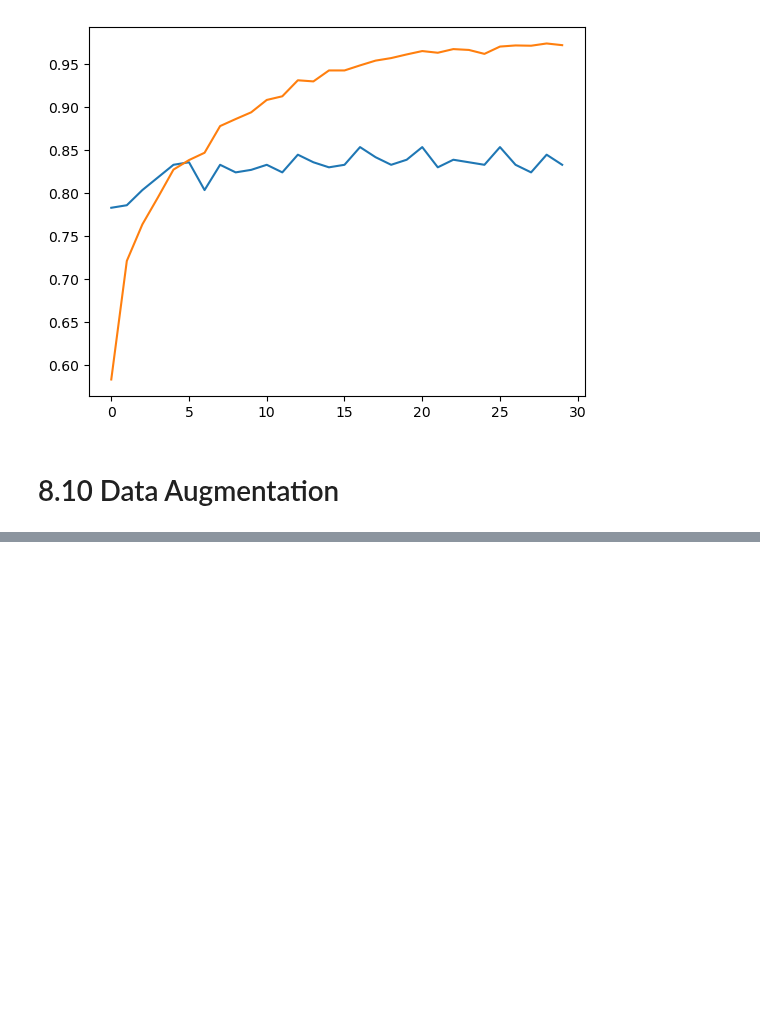
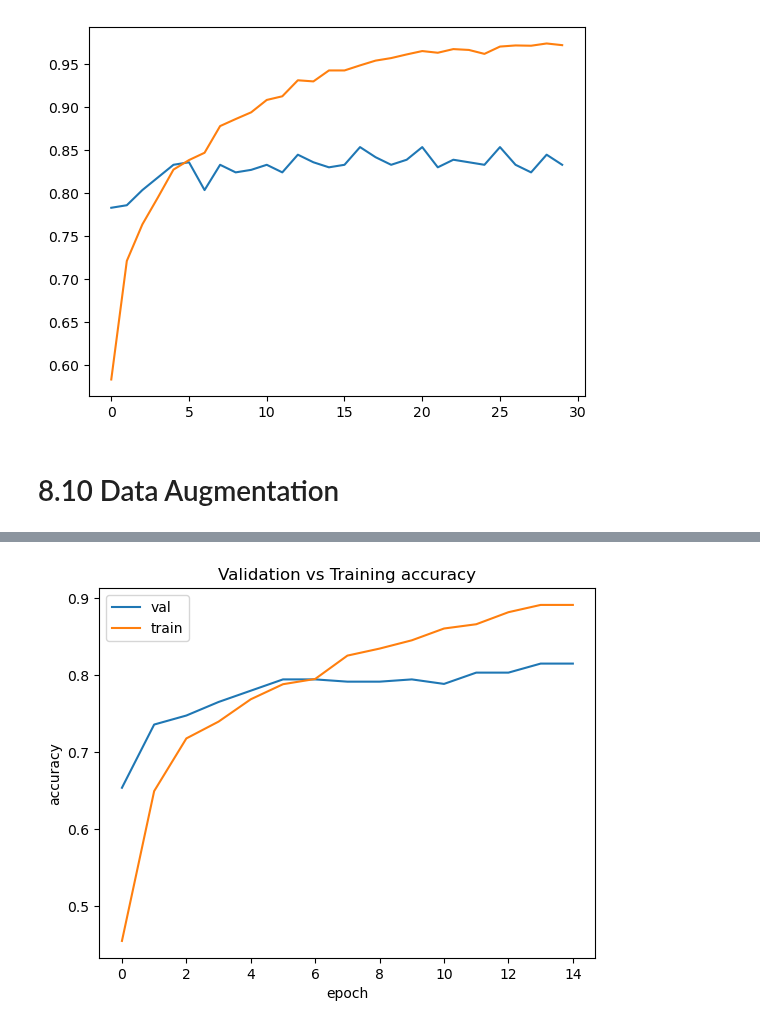
Before and after one commit to aaalexlit/machine-learning-zoomcamp-alex, a Jupyter notebook: 08-deep-learning/ml-zoomcamp-clothing-classification.ipynb, the cells around one changed output, grey strips where cells are left out. Drawn from its saved outputs; the diff is of its cells as text; code cells hidden in the pictures; blank space fills up the shorter version.

Commit message:
lesson 8.10 data augmentation
move the code to use image_dataset_from_directory instead of the deprecated ImageDataGenerator
use data pipeline for performance improvement

```diff
--- a/08-deep-learning/ml-zoomcamp-clothing-classification.ipynb
+++ b/08-deep-learning/ml-zoomcamp-clothing-classification.ipynb
@@ -664,0 +700,8 @@ history = model.fit(train_ds, epochs=50, validation_data=val_ds)
+# %%
+val_ds = tf.keras.utils.image_dataset_from_directory(
+    'clothing-dataset-small/validation/',
+    batch_size=None,
+    image_size=(150, 150),
+    label_mode='categorical',
+    shuffle=False
+)
@@ -664,0 +710,17 @@ history = model.fit(train_ds, epochs=50, validation_data=val_ds)
+# %%
+data_augmentation = tf.keras.Sequential([
+    layers.RandomFlip('vertical'),
+    layers.RandomTranslation(height_factor=0.3,
+                             width_factor=0.3),
+    layers.RandomRotation(factor=0.3),
+    layers.RandomHeight(factor=0.3),
+    layers.RandomZoom(height_factor=0.3)
+])
+# %%
+train_ds = configure_for_performance(train_ds, data_aug_fn=lambda img, label: (data_augmentation(img), label))
+val_ds = configure_for_performance(val_ds)
+# %%
+%%time
+model = make_model()
+
+history = model.fit(train_ds, epochs=15, validation_data=val_ds)
@@ -664,0 +745,12 @@ history = model.fit(train_ds, epochs=50, validation_data=val_ds)
+# %%
+plt.plot(history.history['val_accuracy'], label='val')
+plt.plot(history.history['accuracy'], label='train')
+
+plt.xlabel('epoch')
+plt.ylabel('accuracy')
+
+plt.title('Validation vs Training accuracy')
+# plt.xticks(range(0, 51, 2))
+plt.legend();
+# %% [output]
+[figure, added]
```
Also changed, not shown: parts of 13 cells of this notebook.
